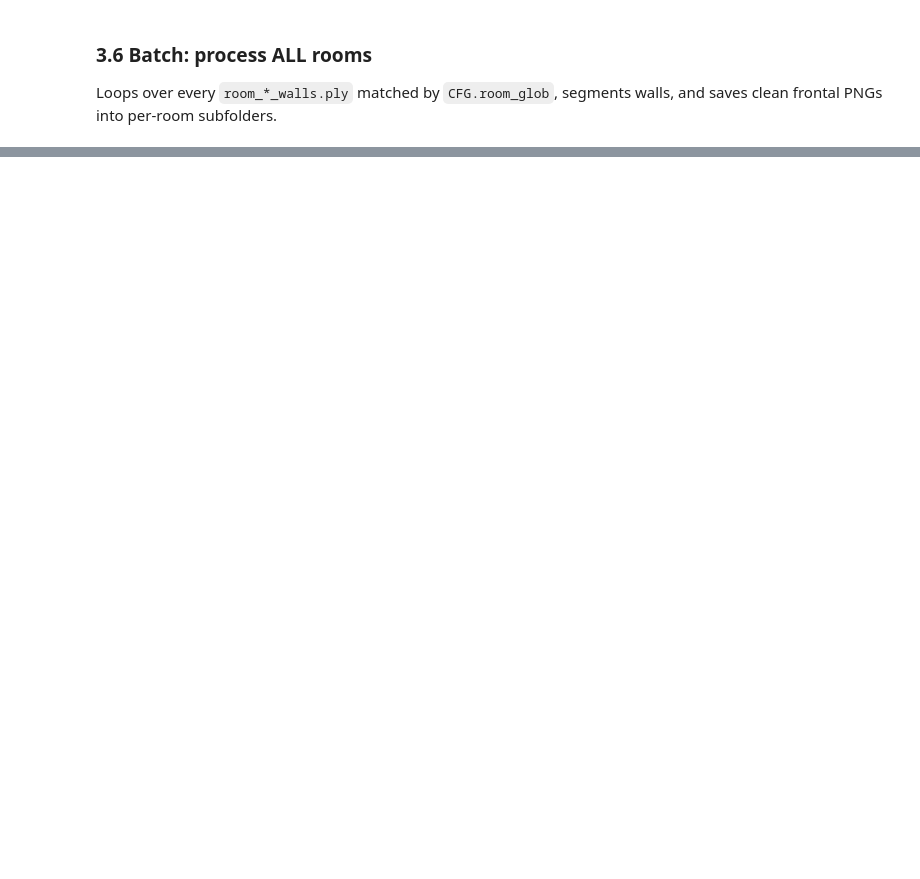
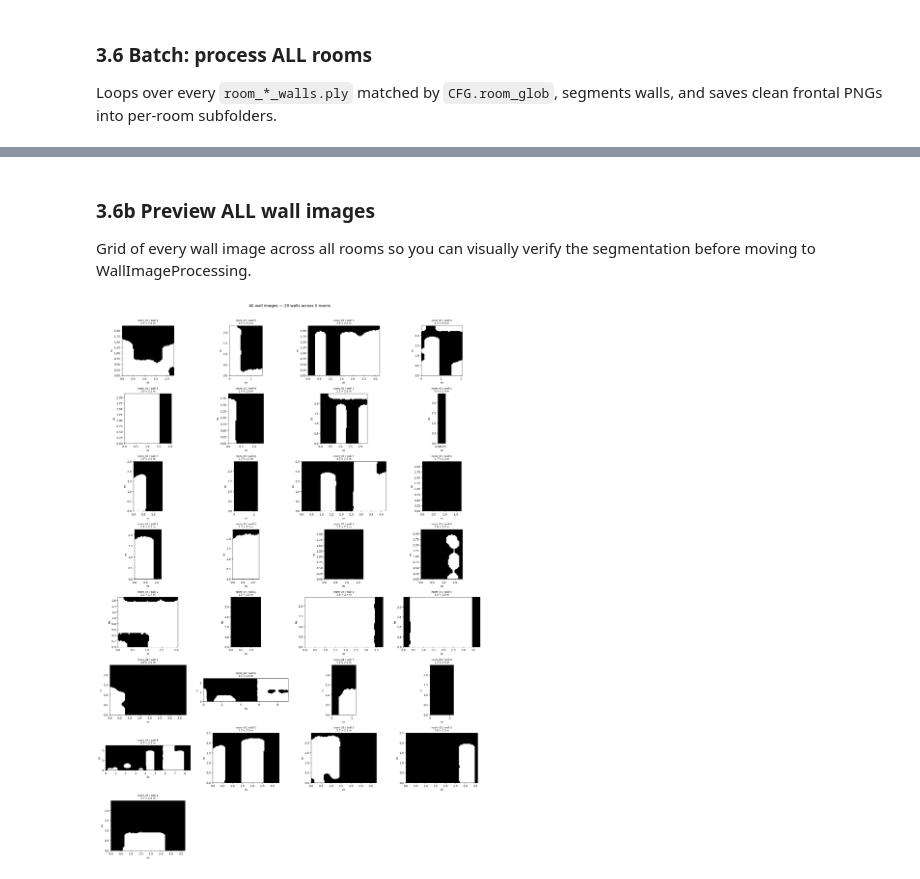
Before and after one commit to PrinceofJ/ONESTRUCTION-Point-Cloud-to-BIM, a Jupyter notebook: WallSegmentation.ipynb, the cells around one changed output, grey strips where cells are left out. Cells and saved outputs as stored; diff of their text form; code cells hidden in the pictures; blank space fills up the shorter version.

```diff
--- a/WallSegmentation.ipynb
+++ b/WallSegmentation.ipynb
@@ -632,6 +799,13 @@ for room_path in room_files:
                 room_walls, room_name, CFG.out_dir,
                 up_axis=CFG.up_axis,
                 pixel_m=CFG.flat_pixel_m,
+                min_pts_per_cell=CFG.min_pts_per_cell,
+                close_px=CFG.morph_close_px,
+                open_px=CFG.morph_open_px,
+                density_radius=CFG.density_filter_radius,
+                density_threshold=CFG.density_filter_threshold,
+                sor_neighbours=CFG.sor_neighbours,
+                sor_std_ratio=CFG.sor_std_ratio,
             )
             all_results[room_name] = room_flats
         else:
@@ -652,0 +845,35 @@ for rn, fl in sorted(all_results.items()):
+# %% [markdown]
+### 3.6b Preview ALL wall images
+
+Grid of every wall image across all rooms so you can visually verify
+the segmentation before moving to WallImageProcessing.
+# %%
+# collect all (room_name, wall_index, flat_dict) across every room
+all_flat_items = []
+for rn in sorted(all_results.keys()):
+    for i, flat in enumerate(all_results[rn]):
+        all_flat_items.append((rn, i + 1, flat))
+
+n_total = len(all_flat_items)
+cols = 4
+rows = math.ceil(n_total / cols)
+fig, axes = plt.subplots(rows, cols, figsize=(5 * cols, 3.5 * rows), squeeze=False)
+
+for idx, (rn, wi, flat) in enumerate(all_flat_items):
+    ax = axes[idx // cols][idx % cols]
+    ax.imshow(flat['image'], cmap='gray', aspect='equal',
+              extent=[0, flat['width_m'], 0, flat['height_m']])
+    ax.set_xlabel('m')
+    ax.set_ylabel('m')
+    ax.set_title(f"{rn} / wall {wi}\n{flat['width_m']:.1f} × {flat['height_m']:.1f} m",
+                 fontsize=9)
+
+for j in range(n_total, rows * cols):
+    axes[j // cols][j % cols].set_visible(False)
+
+fig.suptitle(f"All wall images — {n_total} walls across {len(all_results)} rooms",
+             fontsize=14, y=1.01)
+plt.tight_layout()
+plt.show()
+# %% [output]
+[figure, added]
```
Also changed, not shown: parts of 12 cells of this notebook, 1 other file.
